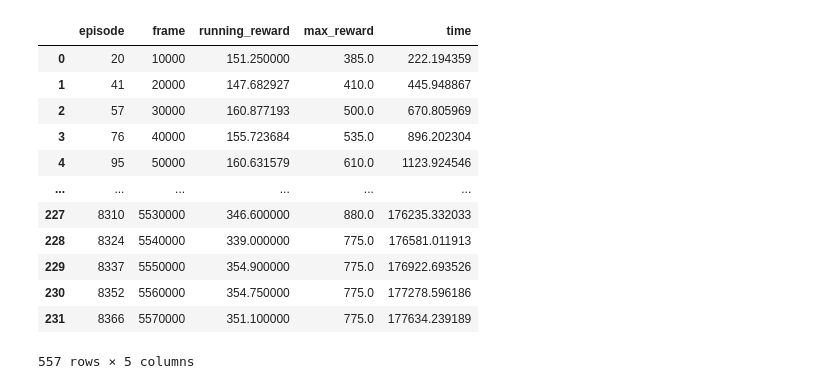
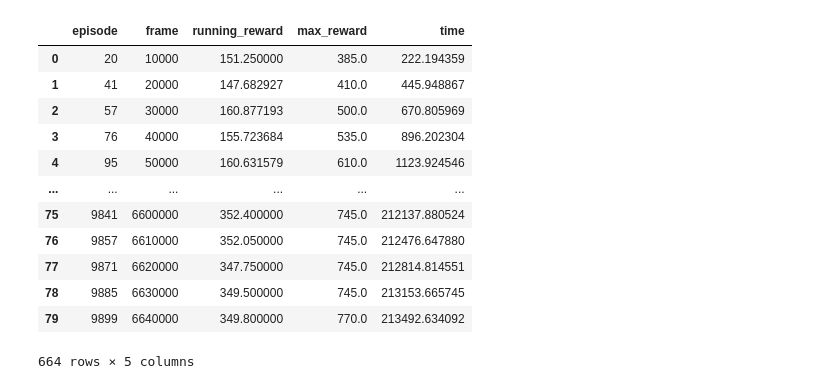
Before and after one commit to nabil0n/DeepLearningLaboration, a Jupyter notebook: graphs.ipynb, the cells around one changed output. Saved outputs shown, nothing was run; the diff lists cells and outputs as text; code cells hidden in the pictures.

```diff
--- a/graphs.ipynb
+++ b/graphs.ipynb
@@ -4,23 +4,24 @@ import pandas as pd
 # %%
 df = pd.read_csv('./logs/modelstats_08-12.csv')
 df2 = pd.read_csv('./logs/modelstats_09-12.csv')
 df3 = pd.read_csv('./logs/modelstats_10-12.csv')
-df = pd.concat([df, df2, df3])
+df4 = pd.read_csv('./logs/modelstats_11-12.csv')
+df = pd.concat([df, df2, df3, df4])
 df
 # %% [output]
 |  | episode | frame | running_reward | max_reward | time |
 | 0 | 20 | 10000 | 151.250000 | 385.0 | 222.194359 |
 | 1 | 41 | 20000 | 147.682927 | 410.0 | 445.948867 |
 | 2 | 57 | 30000 | 160.877193 | 500.0 | 670.805969 |
 | 3 | 76 | 40000 | 155.723684 | 535.0 | 896.202304 |
 | 4 | 95 | 50000 | 160.631579 | 610.0 | 1123.924546 |
 | ... | ... | ... | ... | ... | ... |
-| 227 | 8310 | 5530000 | 346.600000 | 880.0 | 176235.332033 |
-| 228 | 8324 | 5540000 | 339.000000 | 775.0 | 176581.011913 |
-| 229 | 8337 | 5550000 | 354.900000 | 775.0 | 176922.693526 |
-| 230 | 8352 | 5560000 | 354.750000 | 775.0 | 177278.596186 |
-| 231 | 8366 | 5570000 | 351.100000 | 775.0 | 177634.239189 |
+| 75 | 9841 | 6600000 | 352.400000 | 745.0 | 212137.880524 |
+| 76 | 9857 | 6610000 | 352.050000 | 745.0 | 212476.647880 |
+| 77 | 9871 | 6620000 | 347.750000 | 745.0 | 212814.814551 |
+| 78 | 9885 | 6630000 | 349.500000 | 745.0 | 213153.665745 |
+| 79 | 9899 | 6640000 | 349.800000 | 770.0 | 213492.634092 |
-557 rows × 5 columns
+664 rows × 5 columns
 # %%
 px.line(
     df,
```
Also changed, not shown: 8 other files.
